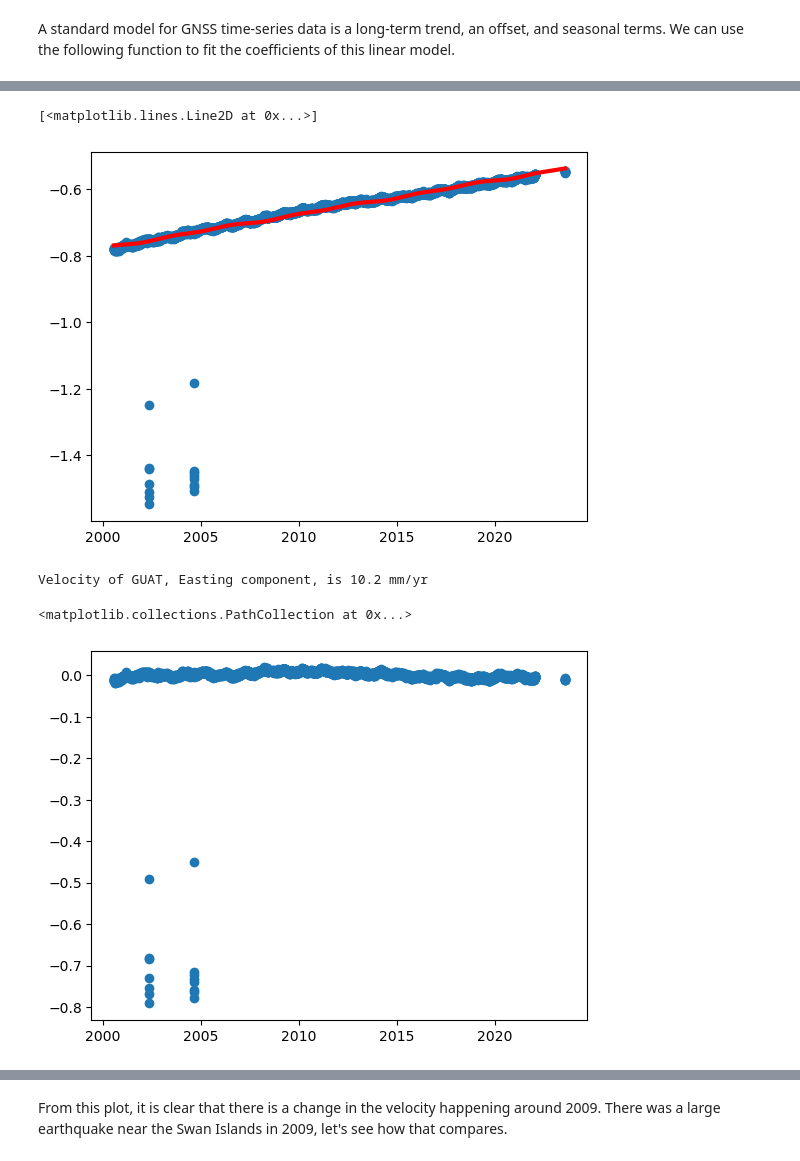
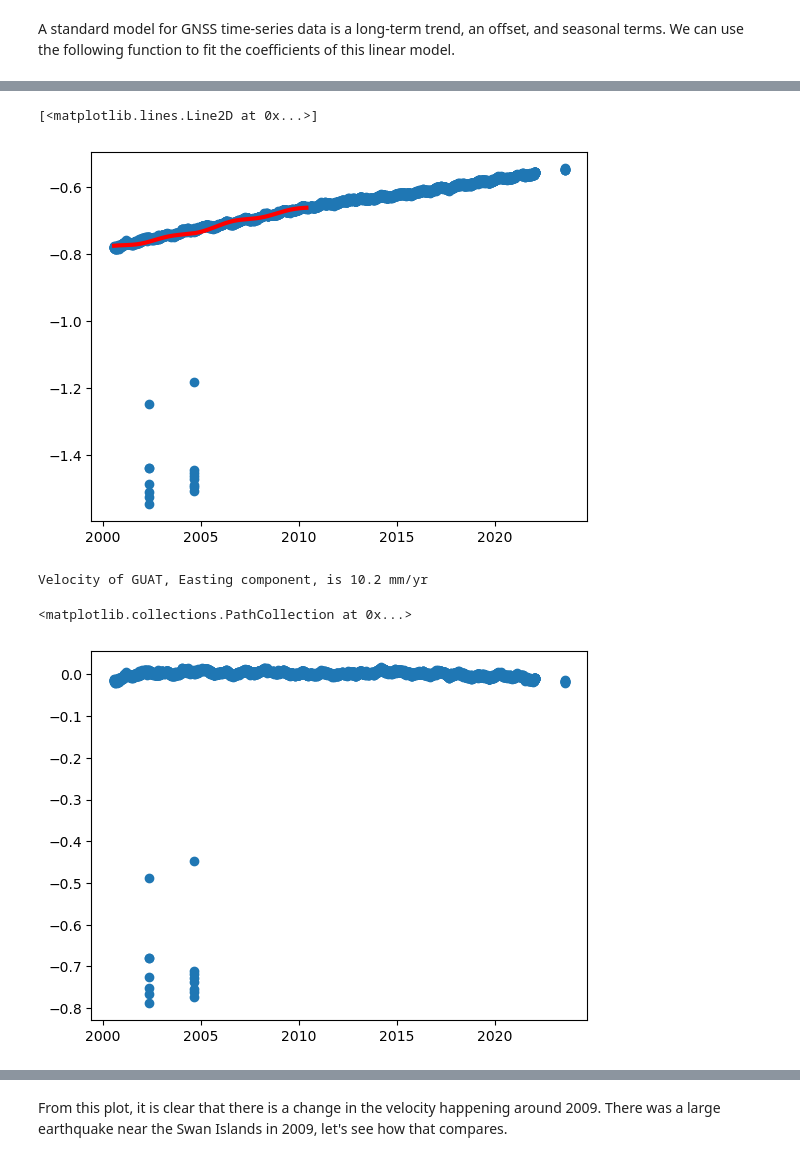
Before and after one commit to jlmaurer/gemlab, a Jupyter notebook: tutorials/Fitting trends and offsets to GNSS time-series.ipynb, the cells around one changed output, grey strips where cells are left out. Drawn from its saved outputs; the diff is of its cells as text; code cells hidden in the pictures.

```diff
--- a/tutorials/Fitting trends and offsets to GNSS time-series.ipynb
+++ b/tutorials/Fitting trends and offsets to GNSS time-series.ipynb
@@ -105,10 +108,10 @@ def fit_ts(t, y):
     yg = y[~mask2].ravel()
 
     # Create a matrix of t-values and trig functions
-    G = np.stack([np.ones(len(yg)), tg, np.cos(tg), np.sin(tg), np.cos(2*tg), np.sin(2*tg)], axis=-1)
+    G = np.stack([np.ones(len(yg)), tg, np.cos(tg), np.sin(tg), np.cos(2*tg), np.sin(2*tg), np.cos(tg/2), np.sin(tg/2)], axis=-1)
     mhat = np.linalg.lstsq(G, yg, rcond=None)[0]
 
-    Gpred = np.stack([np.ones(len(t)), t, np.cos(t), np.sin(t), np.cos(2*t), np.sin(2*t)], axis=-1)
+    Gpred = np.stack([np.ones(len(t)), t, np.cos(t), np.sin(t), np.cos(2*t), np.sin(2*t), np.cos(t/2), np.sin(t/2)], axis=-1)
     ypred = np.dot(Gpred, mhat)
 
     yresid = y - ypred
@@ -119,3 +122,6 @@ def fit_ts(t, y):
 # %%
 # we have to fit each component separately
 mhat, rmse, ypred, yresid = fit_ts(guat['yyyy.yyyy'].values, guat['__east(m)'].values)
+# %%
+guat_pre2009 = guat[1:9*365]
+guat_pre2009.head()
@@ -121,0 +140,2 @@ mhat, rmse, ypred, yresid = fit_ts(guat['yyyy.yyyy'].values, guat['__east(m)'].v
+# %%
+mhat_09, rmse_09, ypred_09, yresid_09 = fit_ts(guat_pre2009['yyyy.yyyy'].values, guat_pre2009['__east(m)'].values)
@@ -122,9 +148,9 @@ mhat, rmse, ypred, yresid = fit_ts(guat['yyyy.yyyy'].values, guat['__east(m)'].v
 # %%
 plt.scatter(guat['yyyy.yyyy'].values, guat['__east(m)'].values)
-plt.plot(guat['yyyy.yyyy'].values, ypred, c='r', linewidth=3)
+plt.plot(guat_pre2009['yyyy.yyyy'].values, ypred_09, c='r', linewidth=3)
 # %% [output]
 [<matplotlib.lines.Line2D at 0x...>]
-[figure, old version]
+[figure, new version]
 # %%
 # let's look at the trend term
 print('Velocity of GUAT, Easting component, is {:.1f} mm/yr'.format(mhat[1]*1000))
@@ -135,4 +161,4 @@ Velocity of GUAT, Easting component, is 10.2 mm/yr
 plt.scatter(guat['yyyy.yyyy'].values, yresid)
 # %% [output]
 <matplotlib.collections.PathCollection at 0x...>
-[figure, old version]
+[figure, new version]
```
Also changed, not shown: parts of 8 cells of this notebook, 4 other files.
